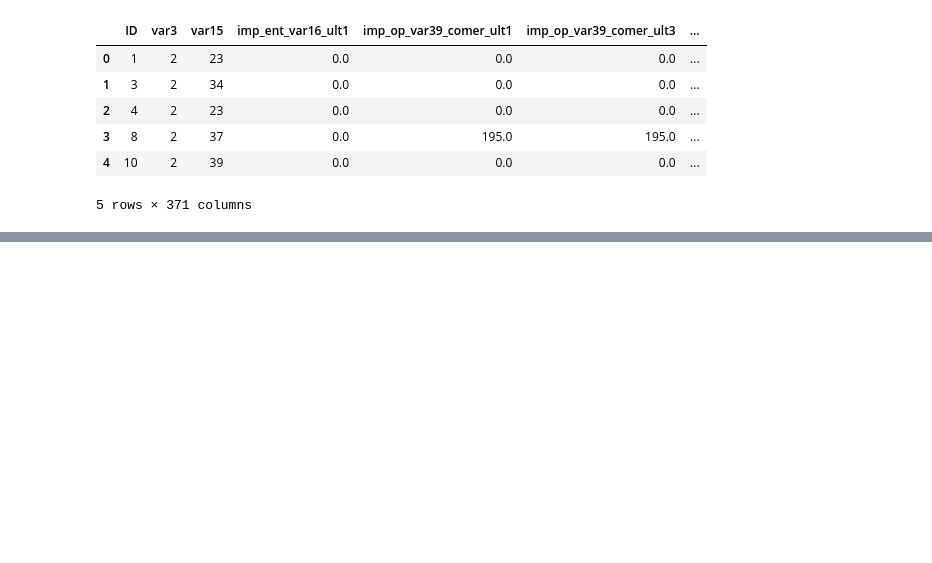
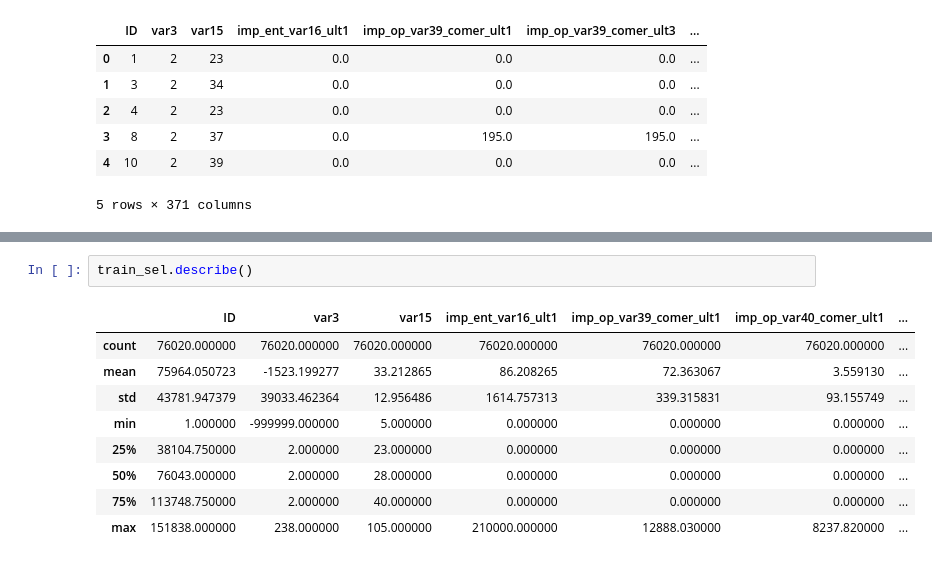
Before and after one commit to eduardobaratela/Data-Master, a Jupyter notebook: Untitled.ipynb, the cells around one changed output, grey strips where cells are left out. Saved outputs shown, nothing was run; the diff lists cells and outputs as text; blank space fills up the shorter version.

```diff
--- a/Untitled.ipynb
+++ b/Untitled.ipynb
@@ -19,0 +122,12 @@ train.shape
+# %%
+train_sel.describe()
+# %% [output]
+|  | ID | var3 | var15 | imp_ent_var16_ult1 | imp_op_var39_comer_ult1 | imp_op_var40_comer_ult1 | ... |
+| count | 76020.000000 | 76020.000000 | 76020.000000 | 76020.000000 | 76020.000000 | 76020.000000 | ... |
+| mean | 75964.050723 | -1523.199277 | 33.212865 | 86.208265 | 72.363067 | 3.559130 | ... |
+| std | 43781.947379 | 39033.462364 | 12.956486 | 1614.757313 | 339.315831 | 93.155749 | ... |
+| min | 1.000000 | -999999.000000 | 5.000000 | 0.000000 | 0.000000 | 0.000000 | ... |
+| 25% | 38104.750000 | 2.000000 | 23.000000 | 0.000000 | 0.000000 | 0.000000 | ... |
+| 50% | 76043.000000 | 2.000000 | 28.000000 | 0.000000 | 0.000000 | 0.000000 | ... |
+| 75% | 113748.750000 | 2.000000 | 40.000000 | 0.000000 | 0.000000 | 0.000000 | ... |
+| max | 151838.000000 | 238.000000 | 105.000000 | 210000.000000 | 12888.030000 | 8237.820000 | ... |
```
Also changed, not shown: parts of 21 cells of this notebook.
